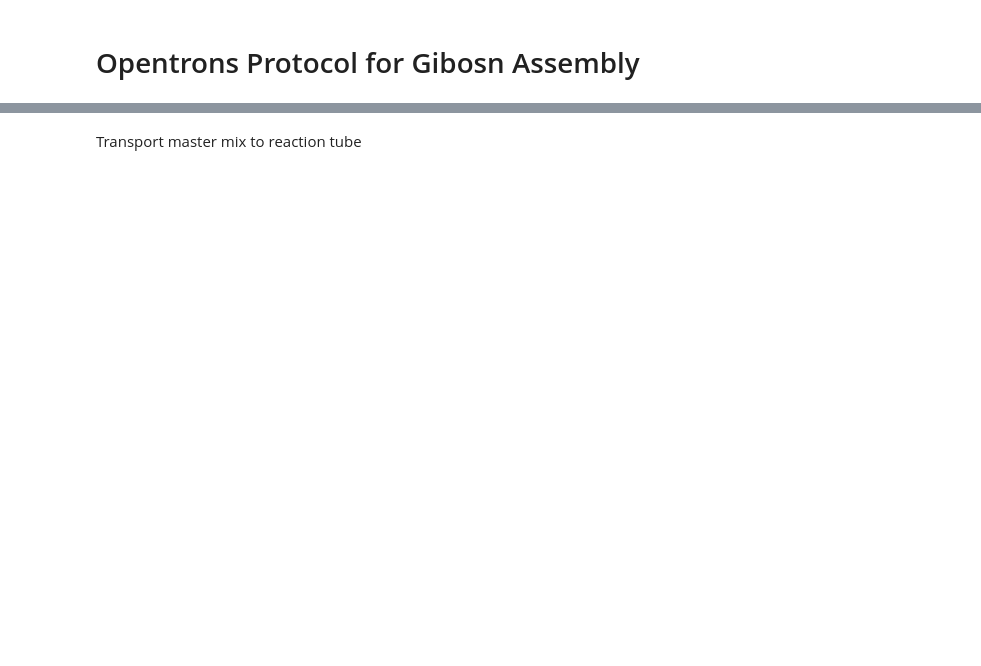
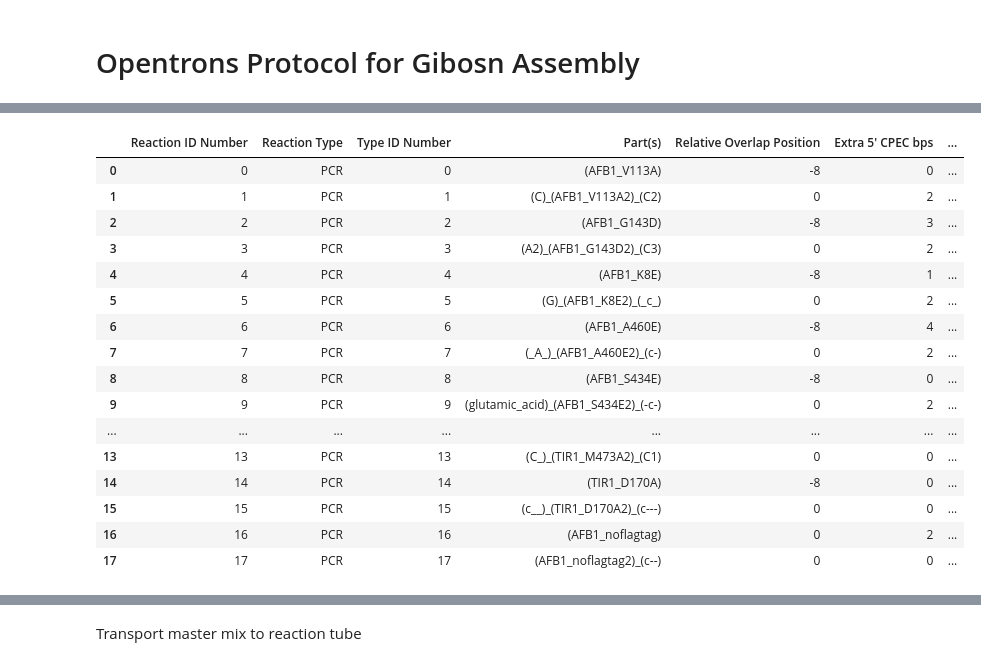
Before and after one commit to PlantSynBioLab/AssemblyTron, a Jupyter notebook: Gibson Assembly/Gibson_Assembly.ipynb, the cells around one changed output, grey strips where cells are left out. Cells and saved outputs as stored; diff of their text form; code cells hidden in the pictures; blank space fills up the shorter version.

```diff
--- a/Gibson Assembly/Gibson_Assembly.ipynb
+++ b/Gibson Assembly/Gibson_Assembly.ipynb
@@ -20,0 +761,23 @@ def run(protocol: protocol_api.ProtocolContext):
+# %%
+assembly['concentration'] = assembly['concentration'].apply(pd.to_numeric)
+# %%
+assembly['Vector Backbone'] = np.where(assembly['Sequence Length']>3800,'True','False')
+assembly
+# %% [output]
+|  | Reaction ID Number | Reaction Type | Type ID Number | Part(s) | Relative Overlap Position | Extra 5' CPEC bps | ... |
+| 0 | 0 | PCR | 0 | (AFB1_V113A) | -8 | 0 | ... |
+| 1 | 1 | PCR | 1 | (C)_(AFB1_V113A2)_(C2) | 0 | 2 | ... |
+| 2 | 2 | PCR | 2 | (AFB1_G143D) | -8 | 3 | ... |
+| 3 | 3 | PCR | 3 | (A2)_(AFB1_G143D2)_(C3) | 0 | 2 | ... |
+| 4 | 4 | PCR | 4 | (AFB1_K8E) | -8 | 1 | ... |
+| 5 | 5 | PCR | 5 | (G)_(AFB1_K8E2)_(_c_) | 0 | 2 | ... |
+| 6 | 6 | PCR | 6 | (AFB1_A460E) | -8 | 4 | ... |
+| 7 | 7 | PCR | 7 | (_A_)_(AFB1_A460E2)_(c-) | 0 | 2 | ... |
+| 8 | 8 | PCR | 8 | (AFB1_S434E) | -8 | 0 | ... |
+| 9 | 9 | PCR | 9 | (glutamic_acid)_(AFB1_S434E2)_(-c-) | 0 | 2 | ... |
+| ... | ... | ... | ... | ... | ... | ... | ... |
+| 13 | 13 | PCR | 13 | (C_)_(TIR1_M473A2)_(C1) | 0 | 0 | ... |
+| 14 | 14 | PCR | 14 | (TIR1_D170A) | -8 | 0 | ... |
+| 15 | 15 | PCR | 15 | (c__)_(TIR1_D170A2)_(c---) | 0 | 0 | ... |
+| 16 | 16 | PCR | 16 | (AFB1_noflagtag) | 0 | 2 | ... |
+| 17 | 17 | PCR | 17 | (AFB1_noflagtag2)_(c--) | 0 | 0 | ... |
```
Also changed, not shown: parts of 48 cells of this notebook.
